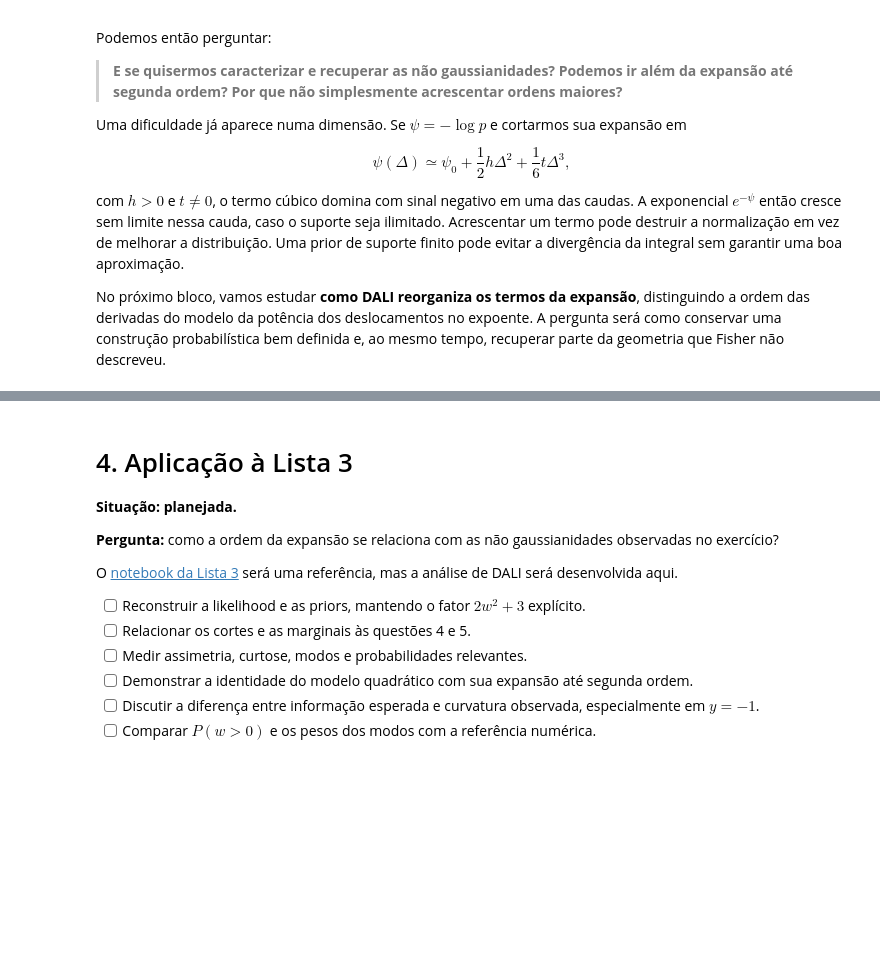
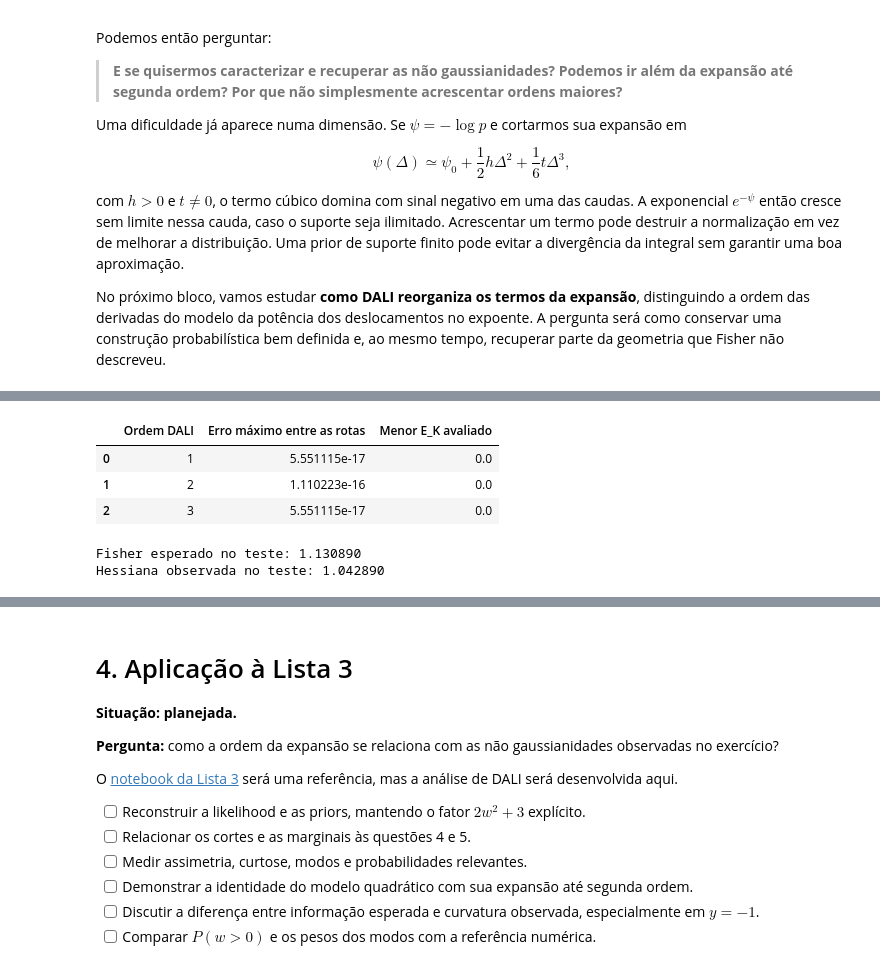
Before and after one commit to IgorStellet/Analise_Bayesiana, a Jupyter notebook: projeto/projeto_dali.ipynb, the cells around one changed output, grey strips where cells are left out. Drawn from its saved outputs; the diff is of its cells as text; code cells hidden in the pictures; blank space fills up the shorter version.

```diff
--- a/projeto/projeto_dali.ipynb
+++ b/projeto/projeto_dali.ipynb
@@ -1065,0 +1560,59 @@ A forma de quadrado e as condições de normalização serão discutidas antes d
+# %%
+centro_teste = np.array([0.0])  # Escolhe um centro com apenas um parâmetro para conferir as potências.
+C_teste = np.array([[1.0, 0.15], [0.15, 0.5]])  # Escolhe erros correlacionados em dois observáveis.
+j_teste = np.array([1.0, 0.4])  # Define a primeira derivada de cada previsão; altere para testar outros fatores.
+h_teste = np.array([0.6, -0.2])  # Define a segunda derivada, antes do fator 1/2.
+t_teste = np.array([-0.3, 0.5])  # Define a terceira derivada, antes do fator 1/6.
+J_teste = j_teste[:, None]  # Acrescenta o eixo do parâmetro: forma (2,1).
+H_teste = h_teste[:, None, None]  # Acrescenta dois eixos de parâmetros: forma (2,1,1).
+T_teste = t_teste[:, None, None, None]  # Acrescenta três eixos: forma (2,1,1,1).
+derivadas_teste = (J_teste, H_teste, T_teste)  # Entrega as derivadas em ordem crescente.
+expansao_teste = dali.prepare_dali(centro_teste, derivadas_teste, C_teste)  # Prepara o forecast: r0=0.
+delta_teste = np.array([-0.6, -0.2, 0.0, 0.3, 0.8])  # Escolhe deslocamentos de ambos os sinais; altere se quiser.
+pontos_teste = centro_teste + delta_teste[:, None]  # A API recebe parâmetros absolutos, com forma (n_pontos,p).
+
+def produto_teste(a, b):
+    """Calcula a.T C^{-1} b por uma rota diferente da fatoração guardada em DALI."""
+    return float(a @ np.linalg.solve(C_teste, b))  # Resolve C x=b e faz o produto com a.
+
+c2 = produto_teste(j_teste, j_teste)/2  # Coeficiente do produto JJ, de grau dois.
+c3 = produto_teste(j_teste, h_teste)/2  # Coeficiente do produto JH, de grau três.
+c4_hh = produto_teste(h_teste, h_teste)/8  # Parte quártica já presente no dubleto.
+c4_jt = produto_teste(j_teste, t_teste)/6  # Parte quártica acrescentada pelo tripleto.
+c5 = produto_teste(h_teste, t_teste)/12  # Coeficiente de grau cinco.
+c6 = produto_teste(t_teste, t_teste)/72  # Coeficiente de grau seis.
+e1_polinomio = c2*delta_teste**2  # Escreve o singleto como um polinômio escalar.
+e2_polinomio = e1_polinomio+c3*delta_teste**3+c4_hh*delta_teste**4  # Conserva juntos os termos do dubleto.
+e3_polinomio = e2_polinomio+c4_jt*delta_teste**4+c5*delta_teste**5+c6*delta_teste**6  # Acrescenta todos os produtos com T.
+
+linhas_checagem = []  # Guarda a diferença entre as duas maneiras de calcular cada ordem.
+for ordem, esperado in enumerate((e1_polinomio, e2_polinomio, e3_polinomio), start=1):
+    calculado = expansao_teste.exponent(pontos_teste, order=ordem)  # Avalia o quadrado pelo código reutilizável.
+    erro_maximo = np.max(np.abs(calculado-esperado))  # Mede a diferença para o polinômio explícito.
+    assert erro_maximo < 1e-12  # Confere fatores, sinais e produtos cruzados.
+    assert np.all(calculado >= 0)  # Confere a não negatividade nos pontos avaliados.
+    linhas_checagem.append({"Ordem DALI": ordem, "Erro máximo entre as rotas": erro_maximo,
+                             "Menor E_K avaliado": calculado.min()})
+mostrar_tabela_b2("02_quadrado_vs_polinomio", pd.DataFrame(linhas_checagem))  # Mostra a precisão da identidade algébrica.
+
+pesos_residuo = np.array([0.08, -0.20])  # Escolhe pesos ortogonais a J: J.T C^{-1}r0=0.
+residuo_teste = C_teste @ pesos_residuo  # Constrói um resíduo não nulo num ponto estacionário.
+expansao_observada = dali.prepare_dali(centro_teste, derivadas_teste, C_teste,
+                                      residual=residuo_teste)  # Agora preserva os dados observados.
+mudanca_modelo = (delta_teste[:, None]*j_teste  # Calcula a resposta linear em cada observável.
+                  +delta_teste[:, None]**2*h_teste/2  # Acrescenta a resposta de segunda ordem.
+                  +delta_teste[:, None]**3*t_teste/6)  # Acrescenta a resposta de terceira ordem.
+variacao_esperada = e3_polinomio-mudanca_modelo @ pesos_residuo  # Inclui o termo -r0.T M T_K.
+variacao_observada = (expansao_observada.exponent(pontos_teste, order=3)
+                      -expansao_observada.exponent(centro_teste, order=3))  # Retira somente a constante no centro.
+assert np.allclose(variacao_observada, variacao_esperada, rtol=0, atol=1e-12)  # Confere a identidade com resíduo.
+assert abs(j_teste @ pesos_residuo) < 1e-14  # Confere a condição estacionária da likelihood.
+print(f"Fisher esperado no teste: {2*c2:.6f}")  # Mostra a curvatura média.
+print(f"Hessiana observada no teste: {2*c2-h_teste @ pesos_residuo:.6f}")  # Mostra o efeito do resíduo na curvatura.
+# %% [output]
+|  | Ordem DALI | Erro máximo entre as rotas | Menor E_K avaliado |
+| 0 | 1 | 5.551115e-17 | 0.0 |
+| 1 | 2 | 1.110223e-16 | 0.0 |
+| 2 | 3 | 5.551115e-17 | 0.0 |
+Fisher esperado no teste: 1.130890
+Hessiana observada no teste: 1.042890
```
Also changed, not shown: parts of 36 cells of this notebook, 10 other files.
